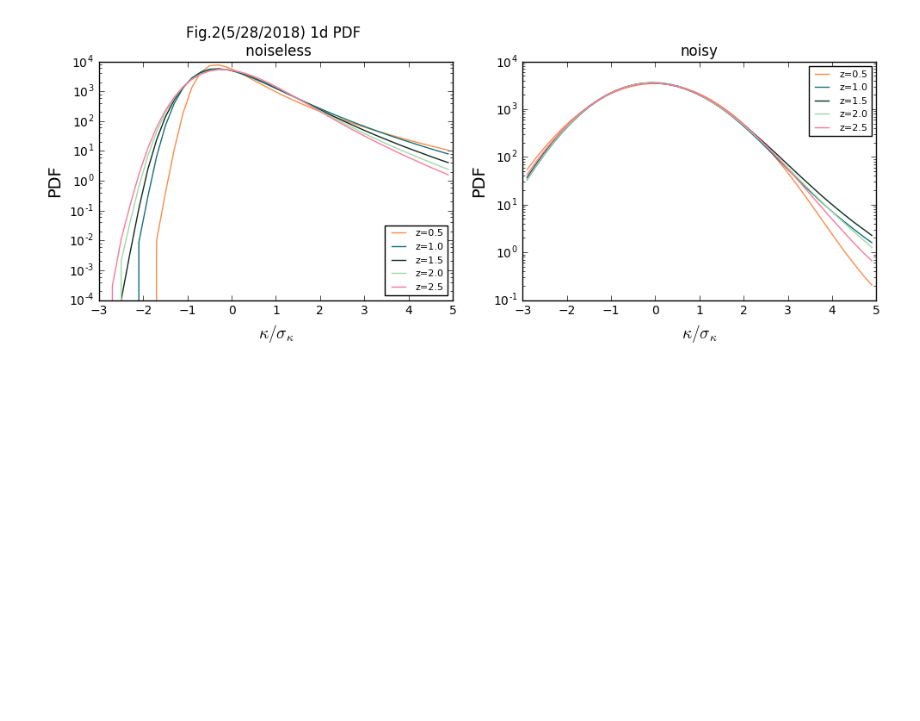
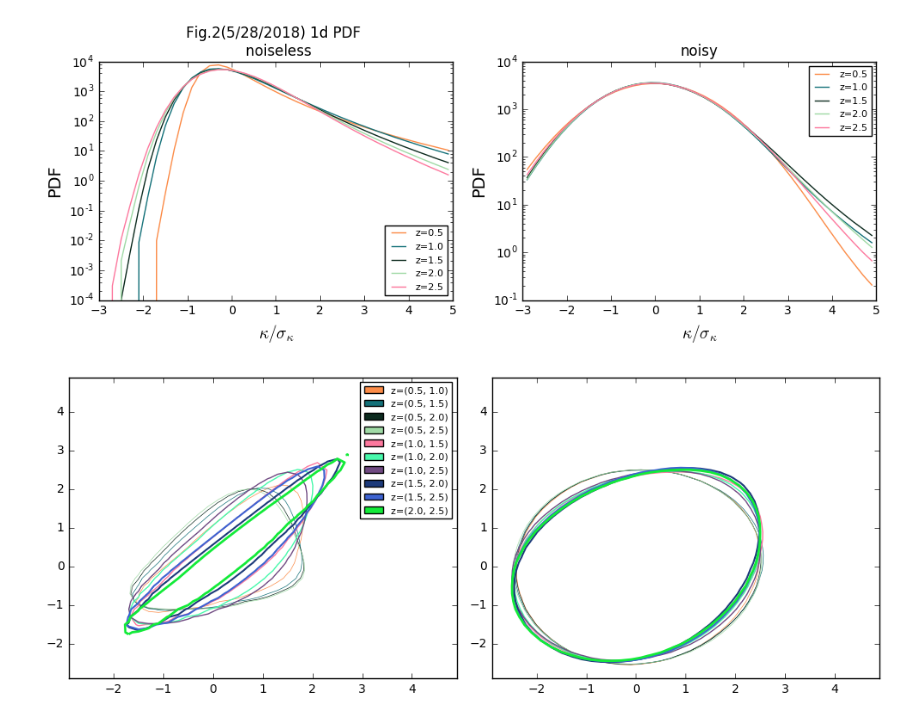
Before and after one commit to liuxx479/PDFs, a Jupyter notebook: test_10k.ipynb, the cells around one changed output. Drawn from its saved outputs; the diff is of its cells as text; code cells hidden in the pictures; blank space fills up the shorter version.

```diff
--- a/test_10k.ipynb
+++ b/test_10k.ipynb
@@ -23,14 +23,14 @@ pdf1dN5ka = array( [load(eb_dir+'ALL_gal_pdf_z{0}_sg1.0_5ka.npy'.format(iz)) for
 
 #### 2d PDF
 pdf2dI = array( [load(eb_dir+'ALL_igalXigal_2dpdf_z{0}_z{1}_sg1.0_10k.npy'.format(z_arr[i],z_arr[j]))
-                 for i in range(5) for j in range(i,5)])
+                 for i in range(5) for j in range(i+1,5)])
 pdf2dN = array( [load(eb_dir+'ALL_galXgal_2dpdf_z{0}_z{1}_sg1.0_10k.npy'.format(z_arr[i],z_arr[j]))
-                 for i in range(5) for j in range(i,5)])
+                 for i in range(5) for j in range(i+1,5)])
 
 pdf2dI5ka = array( [load(eb_dir+'ALL_igalXigal_2dpdf_z{0}_z{1}_sg1.0_5ka.npy'.format(z_arr[i],z_arr[j]))
-                 for i in range(5) for j in range(i,5)])
+                 for i in range(5) for j in range(i+1,5)])
 pdf2dN5ka = array( [load(eb_dir+'ALL_galXgal_2dpdf_z{0}_z{1}_sg1.0_5ka.npy'.format(z_arr[i],z_arr[j]))
-                 for i in range(5) for j in range(i,5)])
+                 for i in range(5) for j in range(i+1,5)])
 # %%
 print psI.shape, pdf1dI.shape, pdf2dI.shape
 # %% [output]
@@ -82,3 +80,31 @@ plt.tight_layout()
 show()
 # %% [output]
 [figure]
+# %%
+X, Y = meshgrid(kcenter_gal,kcenter_gal)
+seed(45)
+f, axes = subplots (1, 2, figsize=(10,4))
+k=0
+for i in range(5):
+    for j in range(i+1,5):
+        icolor=rand(3)
+        ilev0=WLanalysis.findlevel(pdf2dI[i,1])
+        ilev1=WLanalysis.findlevel(pdf2dN[i,1])
+        axes[0].contour(X, Y, pdf2dI[k,1], levels=[ilev0[1],], colors=[icolor,], linewidths=[i/2.0+0.5,])
+        axes[1].contour(X, Y, pdf2dN[k,1], levels=[ilev1[1],], colors=[icolor,], linewidths=[i/2.0+0.5,])
+        k+=1
+seed(45)
+proxy=[plt.Rectangle((0,0),1,1,ec=None, fc=rand(3)) for _i_ in range(10)]
+ilabels=['z=(%.1f, %.1f)'%(z_arr[i],z_arr[j]) for i in range(5) for j in range(i+1,5)]
+axes[0].legend(proxy, ilabels,loc='best',fontsize=8,ncol=1)
+# axes[0].set_title('Fig.2(5/28/2018) 1d PDF \n noiseless')
+# axes[1].set_title('noisy')
+# for ax in axes:
+#     ax.set_yscale('log')
+#     ax.set_xlabel(r'$\kappa/\sigma_\kappa$',fontsize=14)
+#     ax.set_ylabel('PDF',fontsize=14)
+#     ax.legend(fontsize=8,loc='best')
+plt.tight_layout()
+show()
+# %% [output]
+[figure, added]
```
Also changed, not shown: parts of 2 cells of this notebook.
